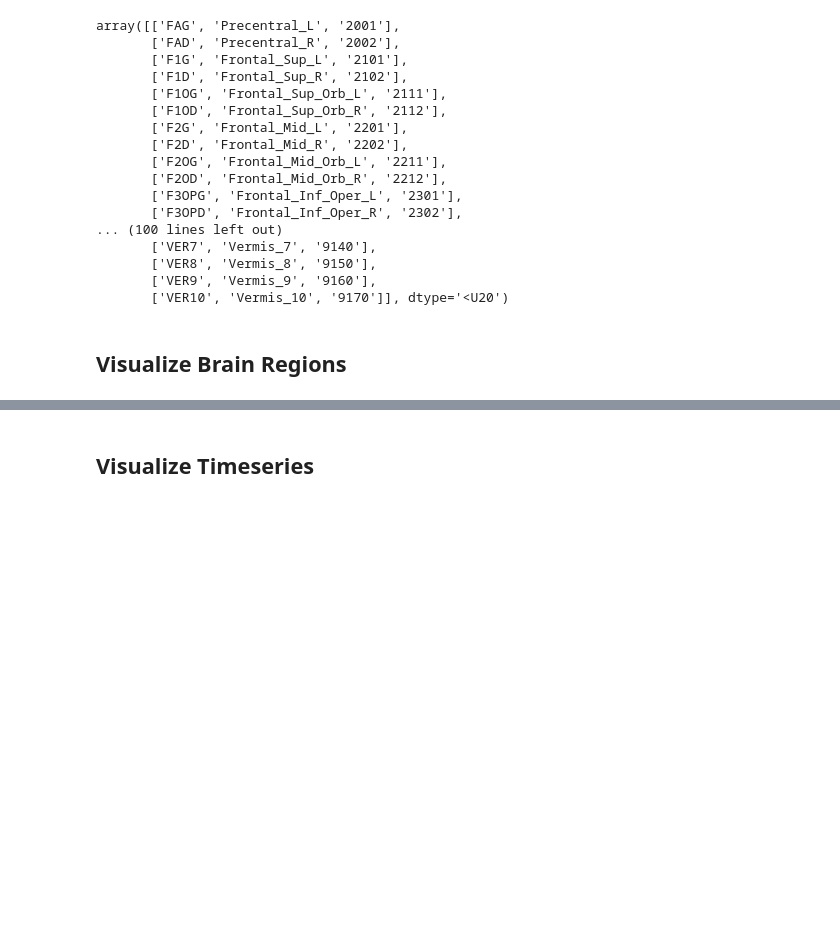
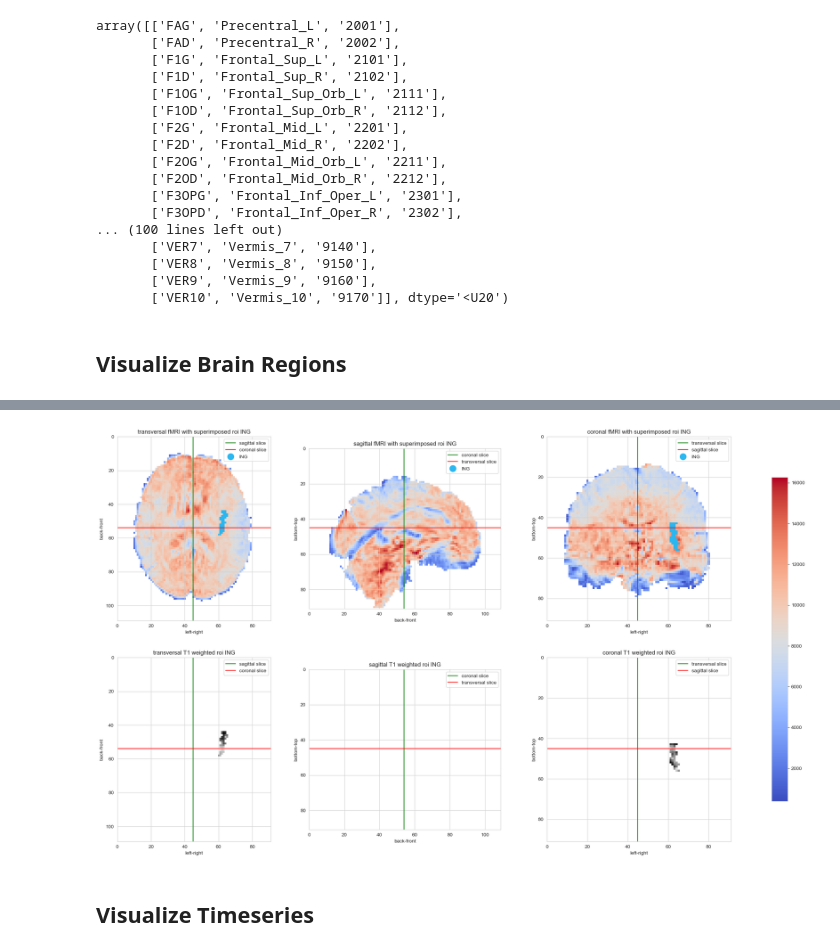
Before and after one commit to lukasbehammer/Clustering-of-HCP-Unrelated-100-Subjects-by-ROI-Correlations-in-Resting-State, a Jupyter notebook: Clustering of HCP Unrelated 100 Subjects by ROI-Correlations in Resting State.ipynb, the cells around one changed output, grey strips where cells are left out. Saved outputs shown, nothing was run; the diff lists cells and outputs as text; code cells hidden in the pictures; blank space fills up the shorter version.

```diff
--- a/Clustering of HCP Unrelated 100 Subjects by ROI-Correlations in Resting State.ipynb
+++ b/Clustering of HCP Unrelated 100 Subjects by ROI-Correlations in Resting State.ipynb
@@ -94,6 +108,7 @@ img_T1w, img_data_T1w = img_data_loader(path_T1w)
 # load specific fMRI Image
 path_fMRI = os.path.join("D:/HCP/Unrelated 100/Patients", patient_id, "MNINonLinear/Results/rfMRI_REST1_LR/rfMRI_REST1_LR_hp2000_clean.nii.gz")
 img_fMRI = nib.load(path_fMRI)
+short, long = min(img_fMRI.shape[:3]), max(img_fMRI.shape[:3])
 # %% [markdown]
 ## Visualize Brain Regions
 # %%
@@ -102,6 +117,6 @@ resampled_img_data_T1w = nimg.resample_to_img(img_T1w, region_maps, interpolatio
 resampled_img_fMRI = nimg.resample_to_img(img_fMRI, region_maps, interpolation='nearest') if img_fMRI.shape[0:3] != region_maps.shape else img_fMRI
 resampled_img_data_fMRI = resampled_img_fMRI.dataobj[:, :, :, timestamp]
 # mask all but the chosen region
-masked_aal = np.ma.masked_where(masked_aal != region_id, masked_aal)
+masked_aal_region = np.ma.masked_where(masked_aal != region_id, masked_aal)
 # mask so that values of 0 are not shown
 resampled_img_data_fMRI_masked = np.ma.masked_where(resampled_img_data_fMRI == 0, resampled_img_data_fMRI)
@@ -141,2 +123,67 @@ axs[1, 2].set_ylabel("back-front");
+# %%
+fig, axs = plt.subplots(2,3, figsize=(30,15))
+orientations = ['transversal', 'sagittal', 'coronal']
+slices = [transversal_slice, sagittal_slice, coronal_slice]
+legend_element = [
+    Line2D([0], [0], marker='o', color='w', label=region_to_plot, markerfacecolor=colors[region_index[0], :], markersize=15)
+]
+for plot in np.arange(2):
+    for orientation_num, orientation in enumerate(orientations):
+        if plot == 0:
+            # plot fMRI-image with roi
+            image = plot_in_orientation(resampled_img_data_fMRI_masked, orientation, slices[orientation_num], ax=axs[plot, orientation_num], cmap="coolwarm")
+            plot_in_orientation(masked_aal_region, orientation, slices[orientation_num], cmap=ListedColormap(colors[region_index, :]), ax=axs[plot, orientation_num], label=region_to_plot)
+            # set title
+            axs[plot, orientation_num].set_title(f"{orientation} fMRI with superimposed roi {region_to_plot}")
+        else:
+            # plot region
+            resampled_img_data_fMRI_oneRegionOnly = resampled_img_data_fMRI * (region_maps_data == region_id)
+            masked_region = np.ma.masked_where(resampled_img_data_fMRI_oneRegionOnly == 0,
+                                           resampled_img_data_fMRI_oneRegionOnly)
+            plot_in_orientation(masked_region, orientation, slices[orientation_num], ax=axs[plot, orientation_num])
+            # set title
+            axs[plot, orientation_num].set_title(f"{orientation} T1 weighted roi {region_to_plot}")
+
+        if orientation_num == 0:
+            # transversal ax labels and limits
+            axs[plot, 0].set_xlabel("left-right")
+            axs[plot, 0].set_ylabel("back-front")
+            axs[plot, 0].set_xlim(0, short)
+            axs[plot, 0].set_ylim(long, 0)
+            # plot slice indicators
+            axs[plot, 0].plot([sagittal_slice, sagittal_slice], [0, long], color="green", label="sagittal slice")
+            axs[plot, 0].plot([0, short], [coronal_slice, coronal_slice], color="red", label="coronal slice")
+            axs[plot, 0].legend()
+        elif orientation_num == 1:
+            # sagittal ax labels and limits
+            axs[plot, 1].set_xlabel("back-front")
+            axs[plot, 1].set_ylabel("bottom-top")
+            axs[plot, 1].set_xlim(0, long)
+            axs[plot, 1].set_ylim(short, 0)
+            # plot slice indicators
+            axs[plot, 1].plot([coronal_slice, coronal_slice], [0, 91], color="green", label="coronal slice")
+            axs[plot, 1].plot([0, 109], [transversal_slice, transversal_slice], color="red", label="transversal slice")
+            axs[plot, 1].legend()
+        else:
+            # coronal ax labels and limits
+            axs[plot, 2].set_xlabel("left-right")
+            axs[plot, 2].set_ylabel("bottom-top")
+            axs[plot, 2].set_xlim(0, short)
+            axs[plot, 2].set_ylim(short, 0)
+            # plot slice indicators
+            axs[plot, 2].plot([transversal_slice, transversal_slice], [0, 91], color="green", label="transversal slice")
+            axs[plot, 2].plot([0, 91], [sagittal_slice, sagittal_slice], color="red", label="sagittal slice")
+            axs[plot, 2].legend()
+
+        if plot == 0:
+            # combine legends from region overlay with slice indicators
+            handles, labels = axs[0, orientation_num].get_legend_handles_labels()
+            handles += legend_element
+            labels += [region_to_plot]
+            axs[0, orientation_num].legend(handles, labels)
+
+cbar = fig.colorbar(image, ax=axs.ravel().tolist(), shrink=0.8)
+# %% [output]
+[figure, added]
 # %% [markdown]
 ## Visualize Timeseries
```
Also changed, not shown: parts of 11 cells of this notebook, 2 other files.
